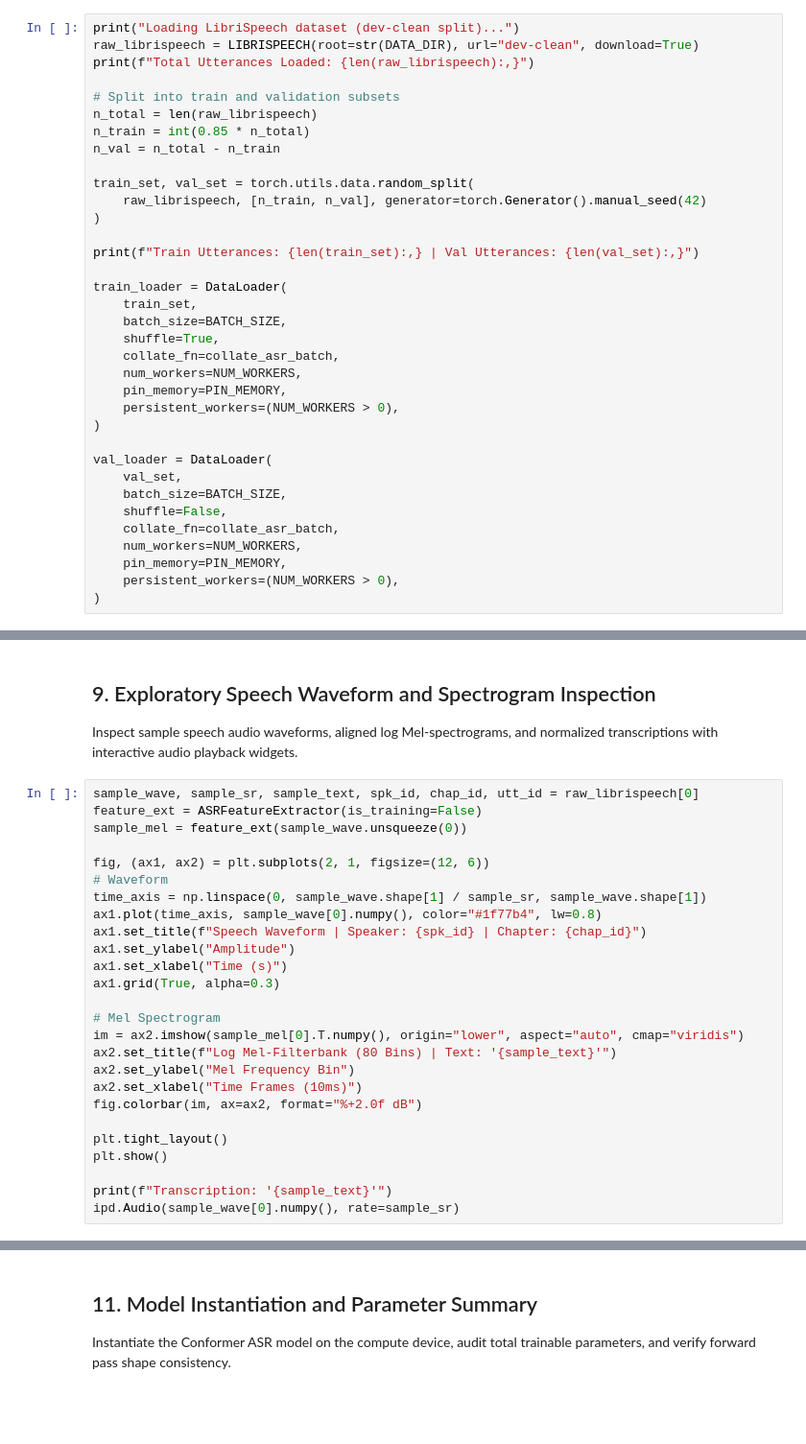
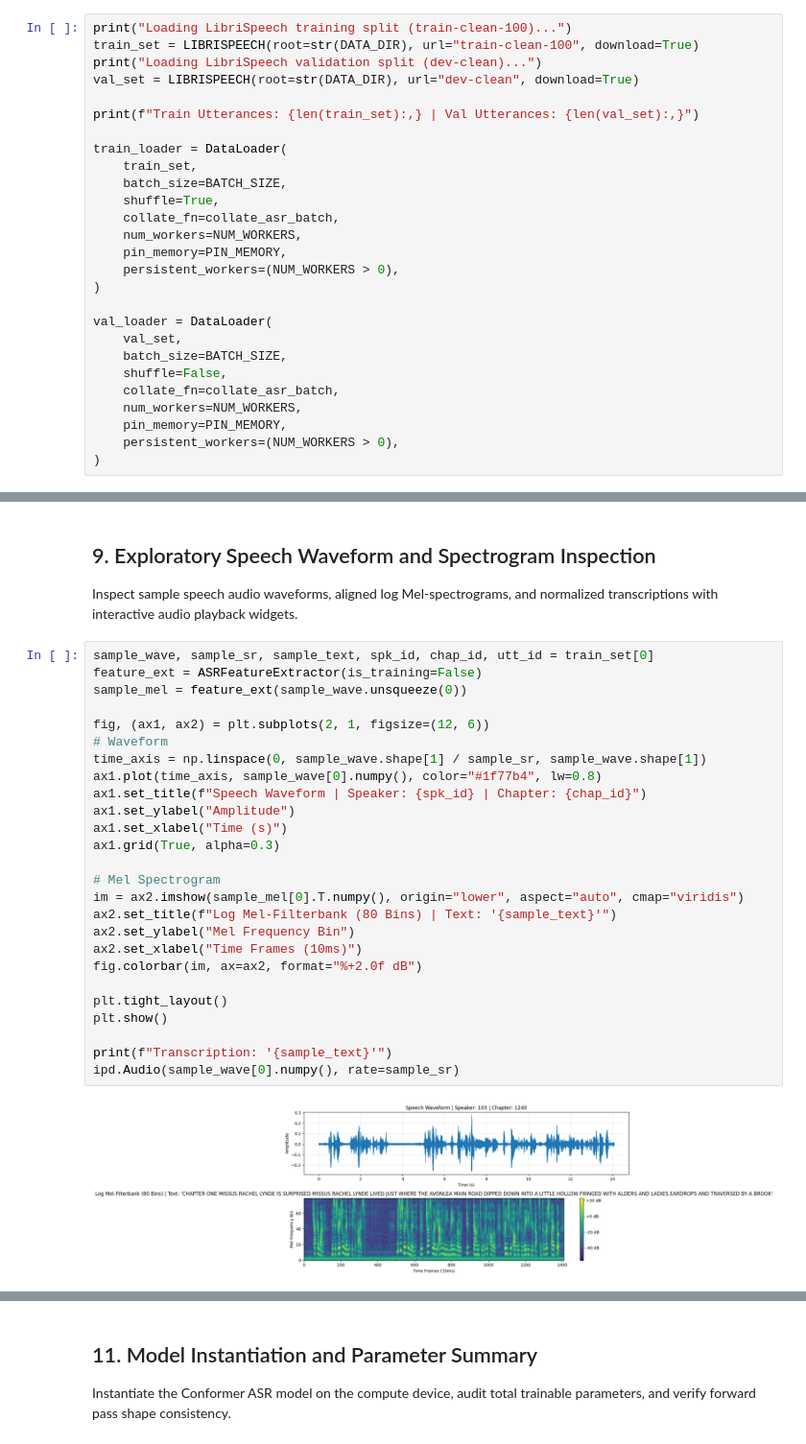
Before and after one commit to andreassag/ai-playground, a Jupyter notebook: notebooks/audio/02_librispeech_conformer_ctc.ipynb, the cells around one changed output, grey strips where cells are left out. Shown at 96% size. Cells and saved outputs as stored; diff of their text form; blank space fills up the shorter version.

```diff
--- a/notebooks/audio/02_librispeech_conformer_ctc.ipynb
+++ b/notebooks/audio/02_librispeech_conformer_ctc.ipynb
@@ -334,18 +346,10 @@ def collate_asr_batch(batch):
 
 Download and cache the LibriSpeech ASR corpus (`dev-clean` split) and construct training and validation DataLoaders with dynamic padding.
 # %%
-print("Loading LibriSpeech dataset (dev-clean split)...")
-raw_librispeech = LIBRISPEECH(root=str(DATA_DIR), url="dev-clean", download=True)
-print(f"Total Utterances Loaded: {len(raw_librispeech):,}")
-
-# Split into train and validation subsets
-n_total = len(raw_librispeech)
-n_train = int(0.85 * n_total)
-n_val = n_total - n_train
-
-train_set, val_set = torch.utils.data.random_split(
-    raw_librispeech, [n_train, n_val], generator=torch.Generator().manual_seed(42)
-)
+print("Loading LibriSpeech training split (train-clean-100)...")
+train_set = LIBRISPEECH(root=str(DATA_DIR), url="train-clean-100", download=True)
+print("Loading LibriSpeech validation split (dev-clean)...")
+val_set = LIBRISPEECH(root=str(DATA_DIR), url="dev-clean", download=True)
 
 print(f"Train Utterances: {len(train_set):,} | Val Utterances: {len(val_set):,}")
 
@@ -373,28 +381,30 @@ val_loader = DataLoader(
 
 Inspect sample speech audio waveforms, aligned log Mel-spectrograms, and normalized transcriptions with interactive audio playback widgets.
 # %%
-sample_wave, sample_sr, sample_text, spk_id, chap_id, utt_id = raw_librispeech[0]
+sample_wave, sample_sr, sample_text, spk_id, chap_id, utt_id = train_set[0]
 feature_ext = ASRFeatureExtractor(is_training=False)
 sample_mel = feature_ext(sample_wave.unsqueeze(0))
 
 fig, (ax1, ax2) = plt.subplots(2, 1, figsize=(12, 6))
 # Waveform
 time_axis = np.linspace(0, sample_wave.shape[1] / sample_sr, sample_wave.shape[1])
 ax1.plot(time_axis, sample_wave[0].numpy(), color="#1f77b4", lw=0.8)
 ax1.set_title(f"Speech Waveform | Speaker: {spk_id} | Chapter: {chap_id}")
 ax1.set_ylabel("Amplitude")
 ax1.set_xlabel("Time (s)")
 ax1.grid(True, alpha=0.3)
 
 # Mel Spectrogram
 im = ax2.imshow(sample_mel[0].T.numpy(), origin="lower", aspect="auto", cmap="viridis")
 ax2.set_title(f"Log Mel-Filterbank (80 Bins) | Text: '{sample_text}'")
 ax2.set_ylabel("Mel Frequency Bin")
 ax2.set_xlabel("Time Frames (10ms)")
 fig.colorbar(im, ax=ax2, format="%+2.0f dB")
 
 plt.tight_layout()
 plt.show()
 
 print(f"Transcription: '{sample_text}'")
 ipd.Audio(sample_wave[0].numpy(), rate=sample_sr)
+# %% [output]
+[figure, added]
```
Also changed, not shown: parts of 13 cells of this notebook, 4 other files.
